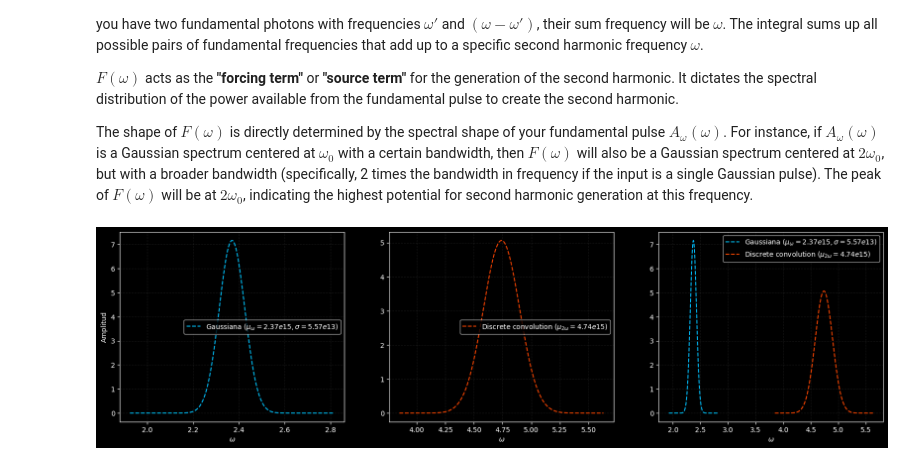
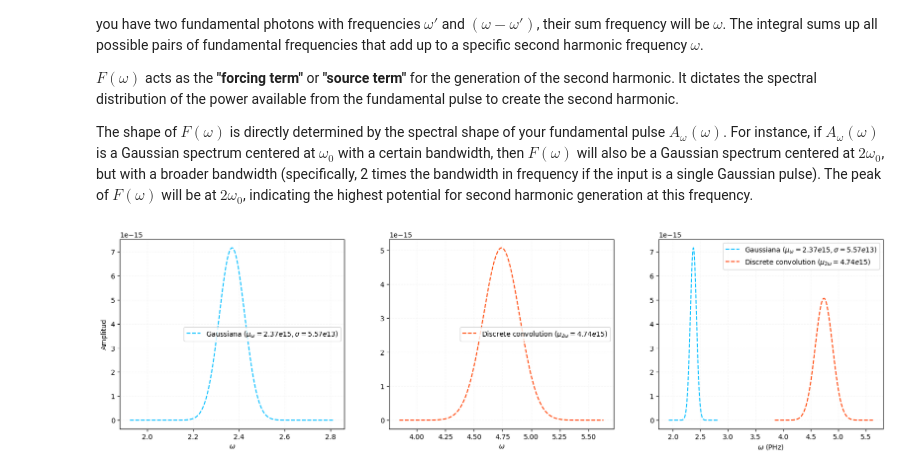
Before and after one commit to jusrojasrod/SHG-and-PDC-simulation, a Jupyter notebook: notebooks/exploracion/convolution_fundamental_field.ipynb, the cells around one changed output. Cells and saved outputs as stored; diff of their text form; code cells hidden in the pictures.

```diff
--- a/notebooks/exploracion/convolution_fundamental_field.ipynb
+++ b/notebooks/exploracion/convolution_fundamental_field.ipynb
@@ -22,7 +22,7 @@ The shape of $F(\omega)$ is directly determined by the spectral shape of your fu
 import  numpy as np
 import matplotlib.pyplot as plt
 
-plt.style.use('dark_background')
+# plt.style.use('dark_background')
 # %%
 # Definir la función gaussiana
 def gaussian(x, mu, sigma):
@@ -58,21 +59,21 @@ conv_frequencies = frequencies * 2  # la convolulcion dobla la frecuencia centra
 # %%
 # --- Visualización Comparativa entrada y salida---
 fig1, axs = plt.subplots(1,3,figsize=(20,5))
 
-axs[0].plot(frequencies*1e-15, a_input*1e15, label=r'Gaussiana ($\mu_{\omega}=2.37e15, \sigma=5.57e13$)', linestyle='--', color='deepskyblue')
+axs[0].plot(frequencies*1e-15, a_input, label=r'Gaussiana ($\mu_{\omega}=2.37e15, \sigma=5.57e13$)', linestyle='--', color='deepskyblue')
 axs[0].set_xlabel(r'$\omega$')
 axs[0].set_ylabel('Amplitud')
 axs[0].legend()
 axs[0].grid(True, linestyle='--', alpha=0.1)
-axs[1].plot(conv_frequencies*1e-15, conv_result*1e15, label=r'Discrete convolution ($\mu_{2\omega}=4.74e15$)', linestyle='--', color='orangered')
+axs[1].plot(conv_frequencies*1e-15, conv_result, label=r'Discrete convolution ($\mu_{2\omega}=4.74e15$)', linestyle='--', color='orangered')
 axs[1].set_xlabel(r'$\omega$')
 axs[1].legend()
 axs[1].grid(True, linestyle='--', alpha=0.1)
-axs[2].plot(frequencies*1e-15, a_input*1e15, label=r'Gaussiana ($\mu_{\omega}=2.37e15, \sigma=5.57e13$)', linestyle='--', color='deepskyblue')
-axs[2].plot(conv_frequencies*1e-15, conv_result*1e15, label=r'Discrete convolution ($\mu_{2\omega}=4.74e15$)', linestyle='--', color='orangered')
-axs[2].set_xlabel(r'$\omega$')
+axs[2].plot(frequencies*1e-15, a_input, label=r'Gaussiana ($\mu_{\omega}=2.37e15, \sigma=5.57e13$)', linestyle='--', color='deepskyblue')
+axs[2].plot(conv_frequencies*1e-15, conv_result, label=r'Discrete convolution ($\mu_{2\omega}=4.74e15$)', linestyle='--', color='orangered')
+axs[2].set_xlabel(r'$\omega$ (PHz)')
 
 axs[2].legend()
 axs[2].grid(True, linestyle='--', alpha=0.1)
 # %% [output]
-[figure, old version]
+[figure, new version]
```
Also changed, not shown: parts of 1 cell of this notebook.
